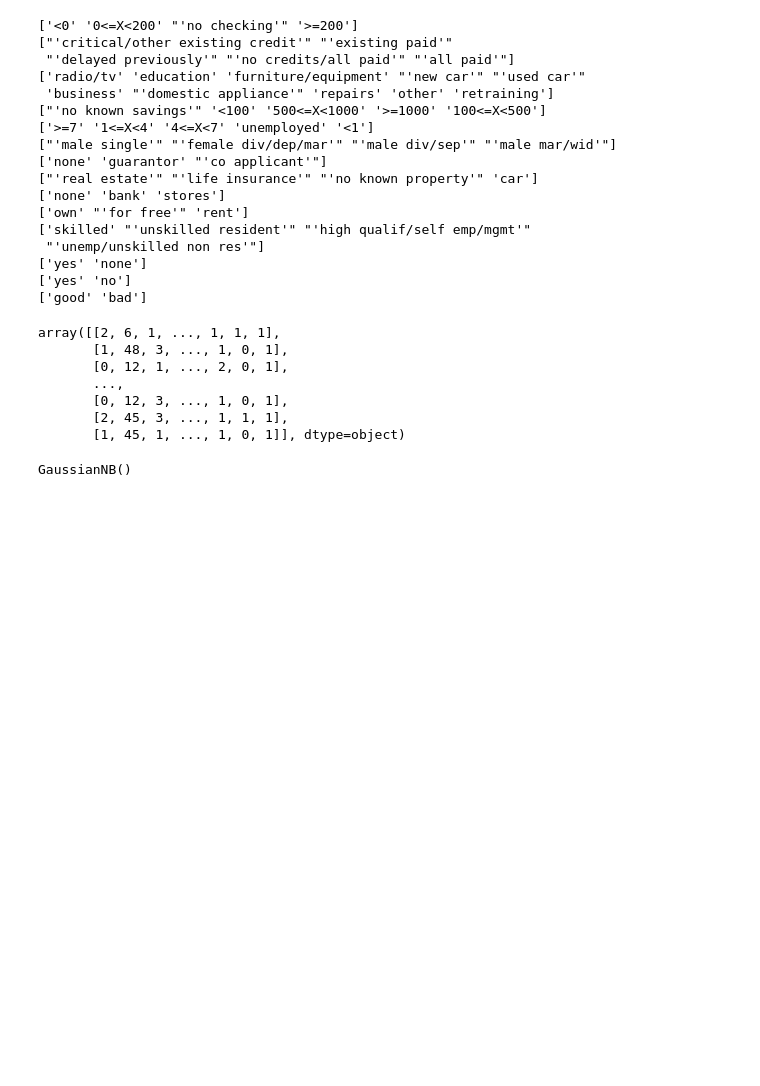
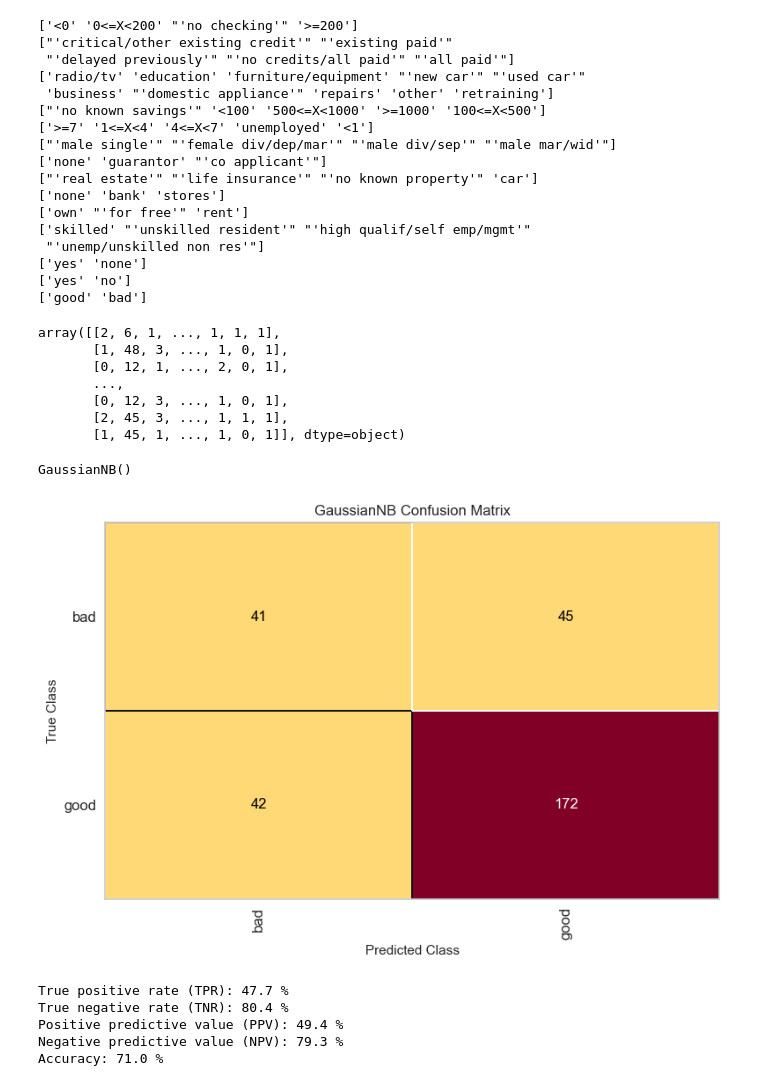
Before and after one commit to willc127/Machine_Learning, a Jupyter notebook: Naive_Bayes/Credit_Analysis/Naive_Bayes_Credit.ipynb, the cells around one changed output. Drawn from its saved outputs; the diff is of its cells as text; code cells hidden in the pictures; blank space fills up the shorter version.

Commit message:
Created a Confusion matrix function

```diff
--- a/Naive_Bayes/Credit_Analysis/Naive_Bayes_Credit.ipynb
+++ b/Naive_Bayes/Credit_Analysis/Naive_Bayes_Credit.ipynb
@@ -127,3 +127,51 @@ GaussianNB()
 # %%
 #Predict the response for test dataset
 prediction = naive_bayes.predict(x_test)
+# %%
+def confusion(x_train, y_train, x_test, y_test, prediction):
+    """This function returns a confusion matrix with the accuracy of the model
+       and other metrics
+
+    Args:
+        x_train (_array_): _predictor array used in training_
+        y_train (_array_): _class array used in training_
+        x_test (_array_): _predictor array used to test_
+        y_test (_array_): _class array used to test_
+        prediction (_array_): _prediction array from the ML model_
+    """
+    confusion = confusion_matrix(y_test, prediction)
+    TP = confusion[0][0] #True Positive
+    FN = confusion[0][1] #False Negative
+    FP = confusion[1][0] #False Positive
+    TN = confusion[1][1] #True Negative
+
+    P  = TP + FN #All Positive results
+    N  = TN + FP #All Negative results
+
+    TPR = TP/P #True Positive Rate
+    TNR = TN/N #True Negative Rate
+    PPV = TP/(TP+FP) #Positive Predictive Value
+    NPV = TN/(TN+FN) #Negative Predictive Value
+    ACC = (TP+TN)/(P+N) #Accuracy
+
+    #Display the confusion matrix
+    conf_image = ConfusionMatrix(GaussianNB())
+    conf_image.fit(x_train, y_train)
+    conf_image.score(x_test, y_test)
+    conf_image.poof()
+
+    print(f"True positive rate (TPR): {TPR*100:.1f} %")
+    print(f"True negative rate (TNR): {TNR*100:.1f} %")
+    print(f"Positive predictive value (PPV): {PPV*100:.1f} %")
+    print(f"Negative predictive value (NPV): {NPV*100:.1f} %")
+    print(f"Accuracy: {ACC*100:.1f} %")
+# %%
+#Confusion Matrix for the test dataset
+confusion_mtx = confusion(x_train, y_train, x_test, y_test, prediction)
+# %% [output]
+[figure, added]
+True positive rate (TPR): 47.7 %
+True negative rate (TNR): 80.4 %
+Positive predictive value (PPV): 49.4 %
+Negative predictive value (NPV): 79.3 %
+Accuracy: 71.0 %
```
